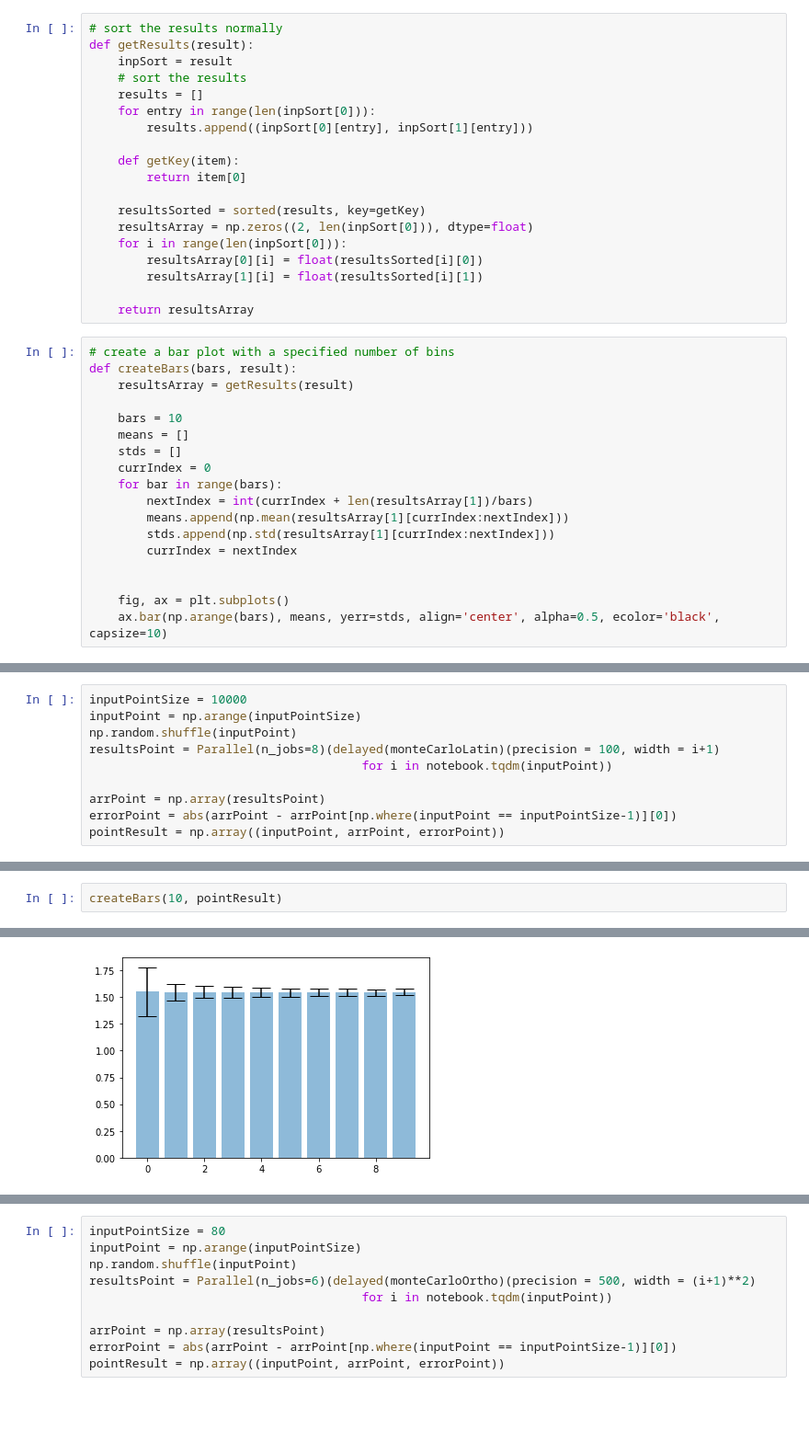
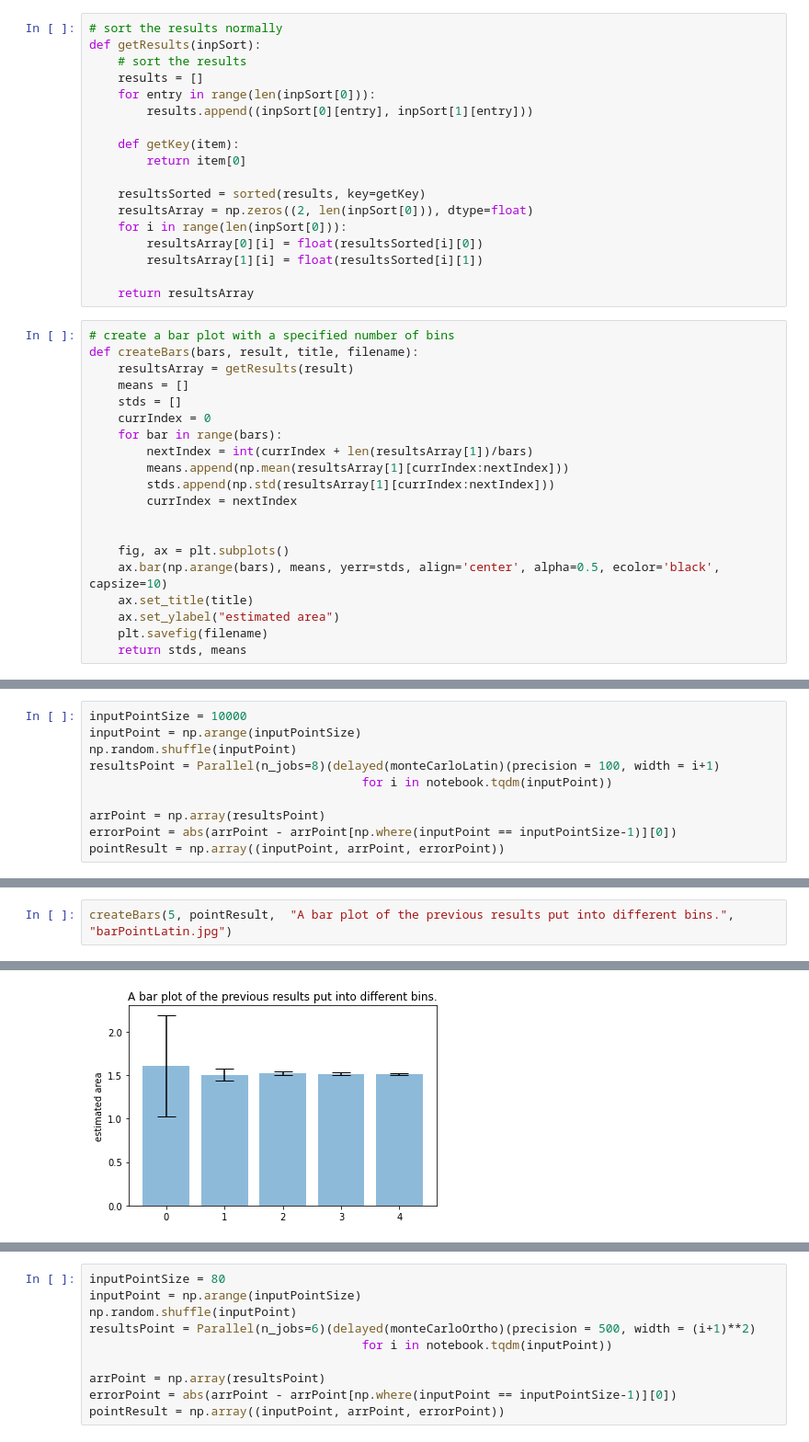
Before and after one commit to Caesar-blip/stochsim_assignment1, a Jupyter notebook: assignment1.ipynb, the cells around one changed output, grey strips where cells are left out. Shown: that part at 92% size. Saved outputs shown, nothing was run; the diff lists cells and outputs as text; blank space fills up the shorter version.

```diff
--- a/assignment1.ipynb
+++ b/assignment1.ipynb
@@ -2,8 +2,7 @@
 from helpers import *
 # %%
 # sort the results normally
-def getResults(result):
-    inpSort = result
+def getResults(inpSort):
     # sort the results
     results = []
     for entry in range(len(inpSort[0])):
@@ -21,10 +20,8 @@ def getResults(result):
     return resultsArray
 # %%
 # create a bar plot with a specified number of bins
-def createBars(bars, result):
+def createBars(bars, result, title, filename):
     resultsArray = getResults(result)
-
-    bars = 10
     means = []
     stds = []
     currIndex = 0
@@ -37,6 +34,10 @@ def createBars(bars, result):
 
     fig, ax = plt.subplots()
     ax.bar(np.arange(bars), means, yerr=stds, align='center', alpha=0.5, ecolor='black', capsize=10)
+    ax.set_title(title)
+    ax.set_ylabel("estimated area")
+    plt.savefig(filename)
+    return stds, means
 # %%
 # plot a pretty picture in the current directory called "output.png"
 simulator = mendelSim(precision = 1000, num_points=100000)
@@ -173,3 +158,3 @@ plt.savefig("pointsAreaLatin.jpg")
 # %%
-createBars(10, pointResult)
+createBars(5, pointResult,  "A bar plot of the previous results put into different bins.", "barPointLatin.jpg")
 # %% [output]
@@ -176,2 +171,2 @@ createBars(10, pointResult)
-[figure, old version]
+[figure, new version]
 # %%
```
Also changed, not shown: parts of 31 cells of this notebook, 15 other files.
